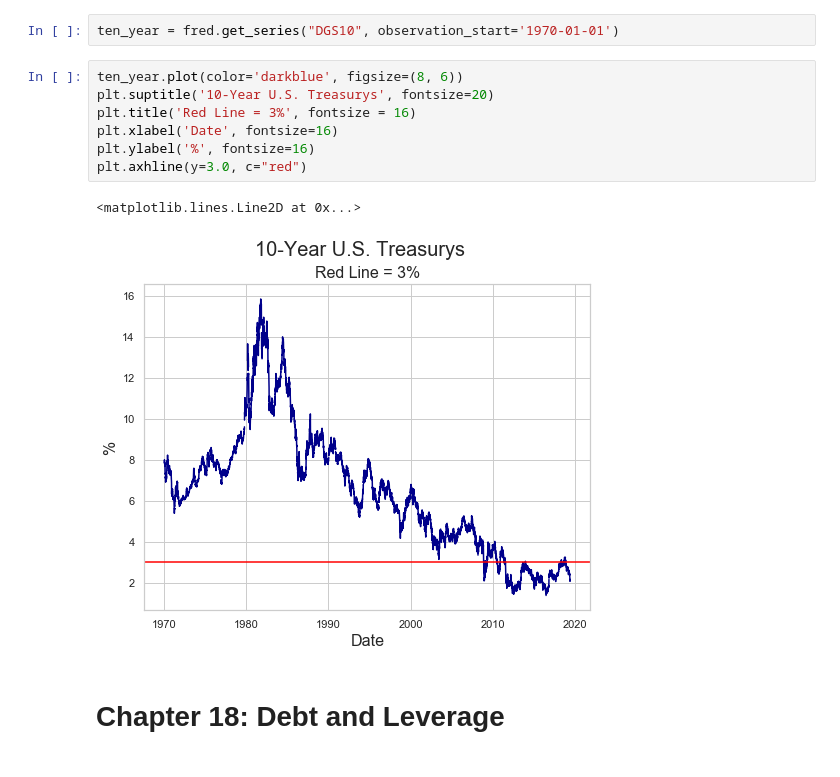
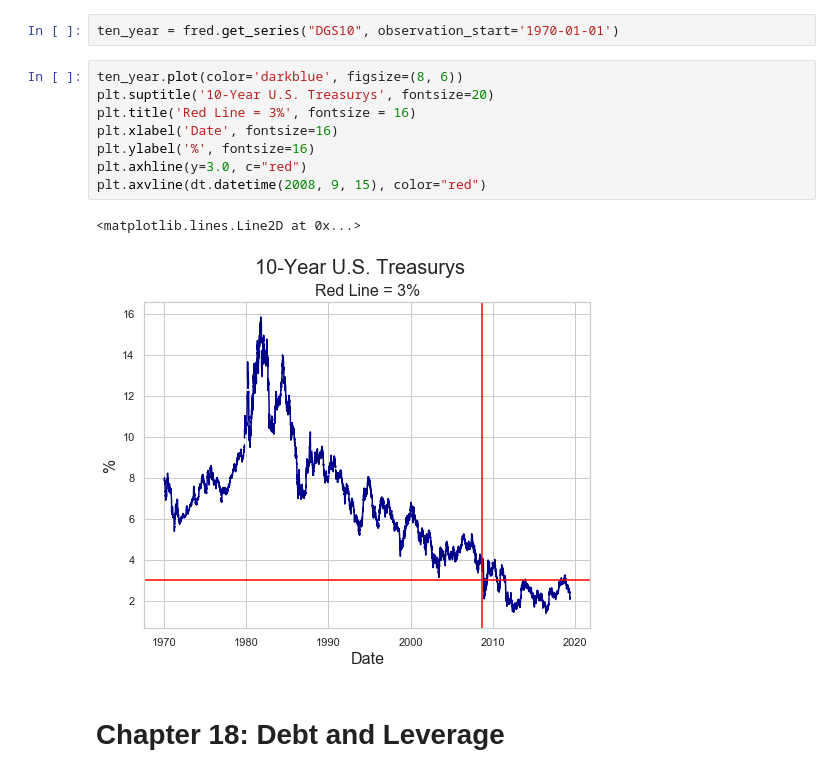
Before and after one commit to thsavage/REAL1-GC.1035, a Jupyter notebook: Notes as of June 13.ipynb, the cells around one changed output. Cells and saved outputs as stored; diff of their text form.

```diff
--- a/Notes as of June 13.ipynb
+++ b/Notes as of June 13.ipynb
@@ -720,13 +720,14 @@ ten_year = fred.get_series("DGS10", observation_start='1970-01-01')
 # %%
 ten_year.plot(color='darkblue', figsize=(8, 6))
 plt.suptitle('10-Year U.S. Treasurys', fontsize=20)
 plt.title('Red Line = 3%', fontsize = 16)
 plt.xlabel('Date', fontsize=16)
 plt.ylabel('%', fontsize=16)
 plt.axhline(y=3.0, c="red")
+plt.axvline(dt.datetime(2008, 9, 15), color="red")
 # %% [output]
 <matplotlib.lines.Line2D at 0x...>
-[figure, old version]
+[figure, new version]
 # %% [markdown]
 # Chapter 18: Debt and Leverage
 # %% [markdown]
```
Also changed, not shown: parts of 2 cells of this notebook.
